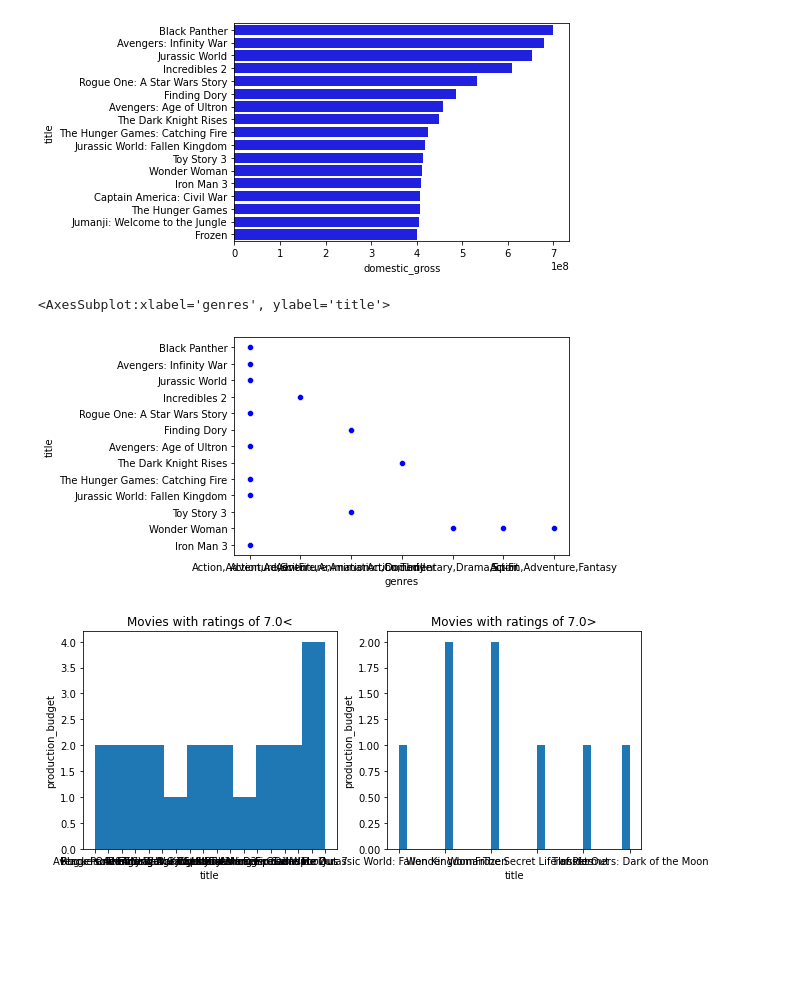
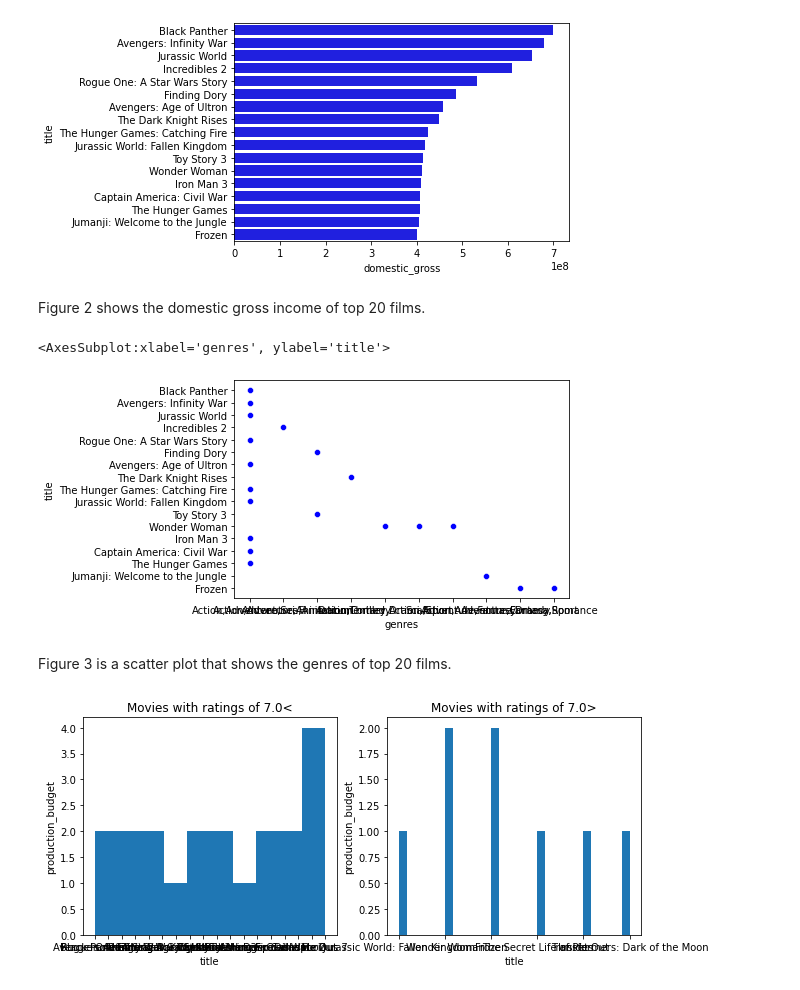
Before and after one commit to ashakeri92/dsc-phase-1-project-v2-3, a Jupyter notebook: analysis.ipynb, the cells around one changed output. Saved outputs shown, nothing was run; the diff lists cells and outputs as text; code cells hidden in the pictures; blank space fills up the shorter version.

```diff
--- a/analysis.ipynb
+++ b/analysis.ipynb
@@ -349,14 +342,19 @@ sns.barplot(y="title", x="domestic_gross", data=movie_combined_df[:20], color= '
 # %% [output]
 <AxesSubplot:xlabel='domestic_gross', ylabel='title'>
 [figure]
+# %% [markdown]
+Figure 2 shows the domestic gross income of top 20 films.
 # %%
 #Figure 3
 
-sns.scatterplot(y="title", x="genres", data=movie_combined_df[:15], color= 'blue')
+sns.scatterplot(y="title", x="genres", data=movie_combined_df[:20], color= 'blue')
 
 #this basic scatter plot will also help us determine the genres. Will need to spread the x axis further apart. Also
 #right off the bat we see that the majority of films have some sort of action aspect.
+#50% of top 20 films fall under Action, Adventure, Scifi category
 # %% [output]
 <AxesSubplot:xlabel='genres', ylabel='title'>
-[figure, old version]
+[figure, new version]
+# %% [markdown]
+Figure 3 is a scatter plot that shows the genres of top 20 films.
 # %%
```
Also changed, not shown: parts of 15 cells of this notebook.
